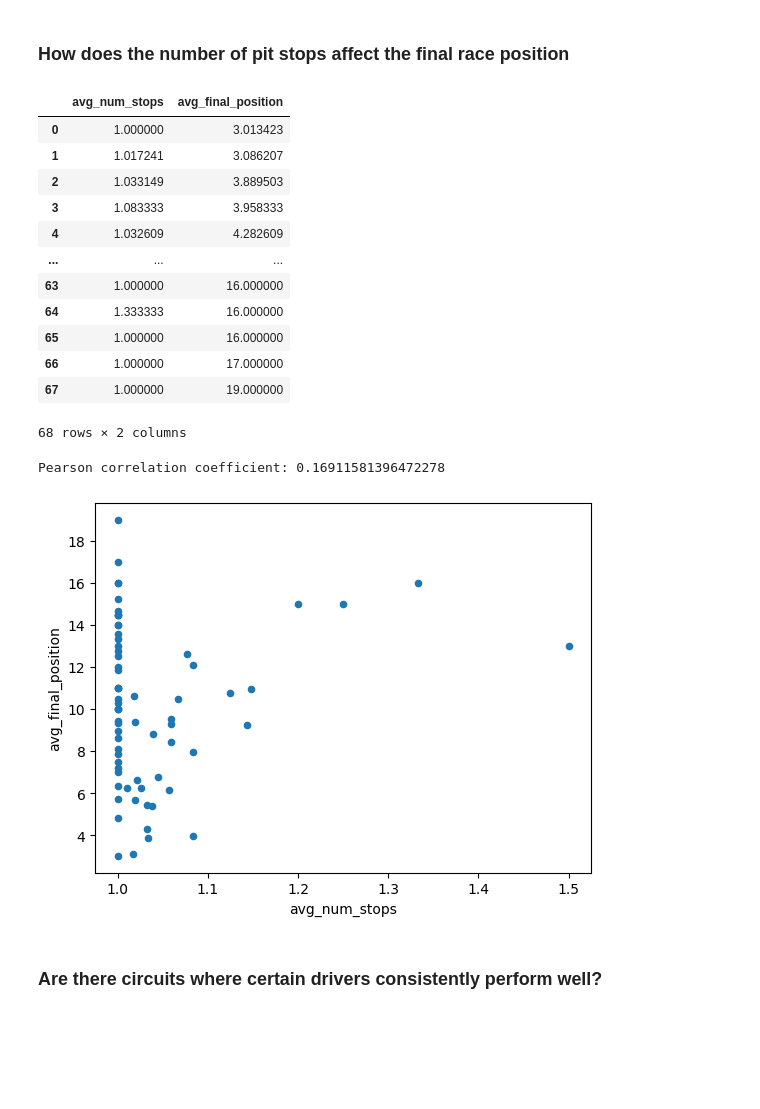
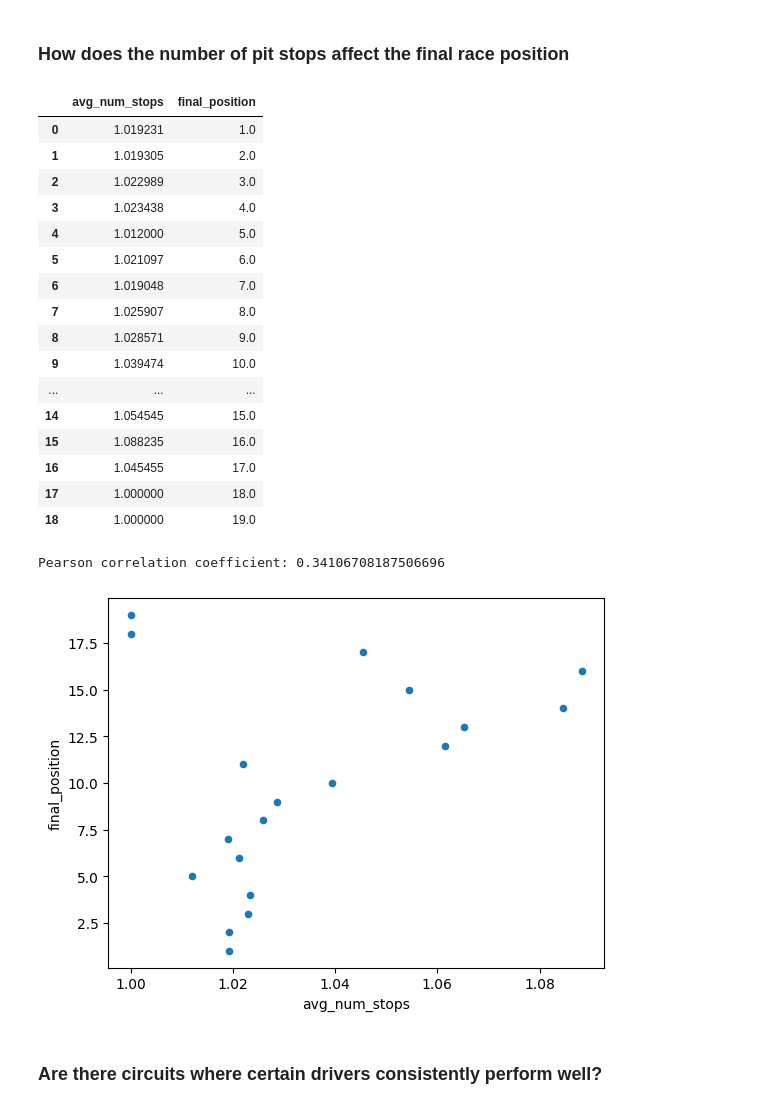
Before and after one commit to jennydang61/Driver-Performance-Prediction, a Jupyter notebook: formula1.ipynb, the cells around one changed output. Saved outputs shown, nothing was run; the diff lists cells and outputs as text; code cells hidden in the pictures; blank space fills up the shorter version.

Commit message:
updated Q4 average number of pit stops influence

```diff
--- a/formula1.ipynb
+++ b/formula1.ipynb
@@ -584,38 +584,42 @@ display(over_50)
 # %%
 num_stop_influence = pd.read_sql_query(
     """
     SELECT
         AVG(pit_stop) as avg_num_stops,
-        AVG(final_position) as avg_final_position
+        final_position
     FROM
         formula_one
     GROUP BY
-        driverId
+        final_position
     ORDER BY
-        avg_final_position
+        avg_num_stops
     """, conn)
 display(num_stop_influence)
-num_stop_influence.plot(kind='scatter', x='avg_num_stops', y='avg_final_position')
+num_stop_influence.plot(kind='scatter', x='avg_num_stops', y='final_position')
 
 # Calculate correlation
-correlation = num_stop_influence['avg_num_stops'].corr(num_stop_influence['avg_final_position'])
+correlation = num_stop_influence['avg_num_stops'].corr(num_stop_influence['final_position'])
 print("Pearson correlation coefficient:", correlation)
 # %% [output]
-|  | avg_num_stops | avg_final_position |
-| 0 | 1.000000 | 3.013423 |
-| 1 | 1.017241 | 3.086207 |
-| 2 | 1.033149 | 3.889503 |
-| 3 | 1.083333 | 3.958333 |
-| 4 | 1.032609 | 4.282609 |
+|  | avg_num_stops | final_position |
+| 0 | 1.019231 | 1.0 |
+| 1 | 1.019305 | 2.0 |
+| 2 | 1.022989 | 3.0 |
+| 3 | 1.023438 | 4.0 |
+| 4 | 1.012000 | 5.0 |
+| 5 | 1.021097 | 6.0 |
+| 6 | 1.019048 | 7.0 |
+| 7 | 1.025907 | 8.0 |
+| 8 | 1.028571 | 9.0 |
+| 9 | 1.039474 | 10.0 |
 | ... | ... | ... |
-| 63 | 1.000000 | 16.000000 |
-| 64 | 1.333333 | 16.000000 |
-| 65 | 1.000000 | 16.000000 |
-| 66 | 1.000000 | 17.000000 |
-| 67 | 1.000000 | 19.000000 |
+| 14 | 1.054545 | 15.0 |
+| 15 | 1.088235 | 16.0 |
+| 16 | 1.045455 | 17.0 |
+| 17 | 1.000000 | 18.0 |
+| 18 | 1.000000 | 19.0 |
-68 rows × 2 columns
+Pearson correlation coefficient: 0.34106708187506696
-Pearson correlation coefficient: 0.16911581396472278
-[figure, old version]
+[figure, new version]
 # %% [markdown]
 ### Are there circuits where certain drivers consistently perform well?
 # %% [markdown]
```
Also changed, not shown: 1 other file.
